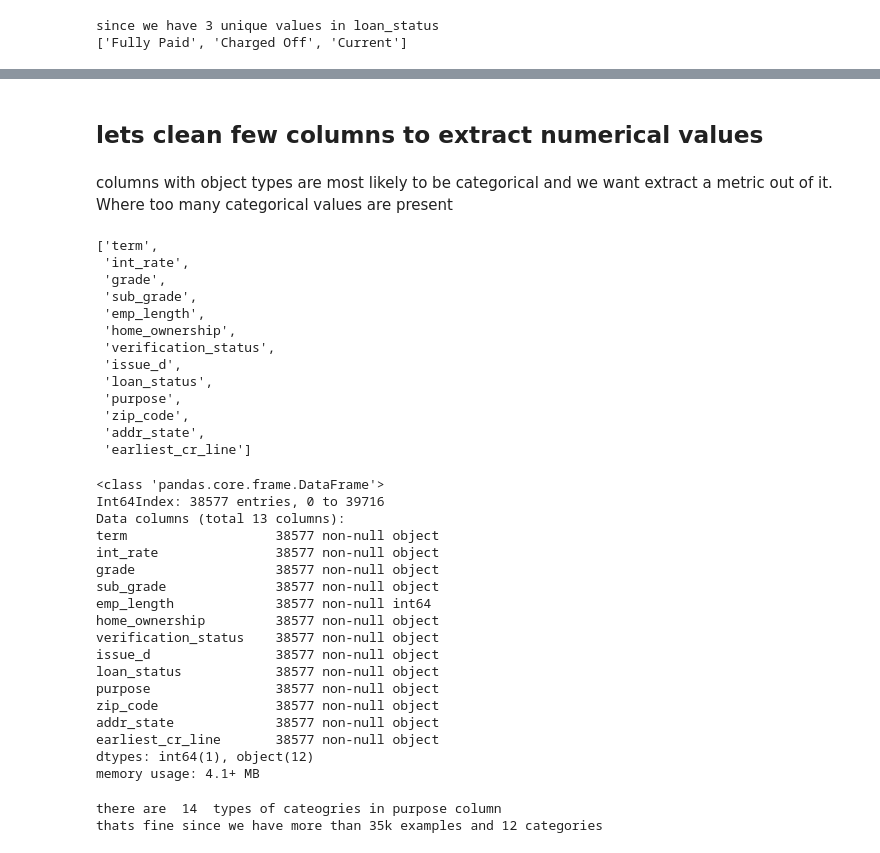
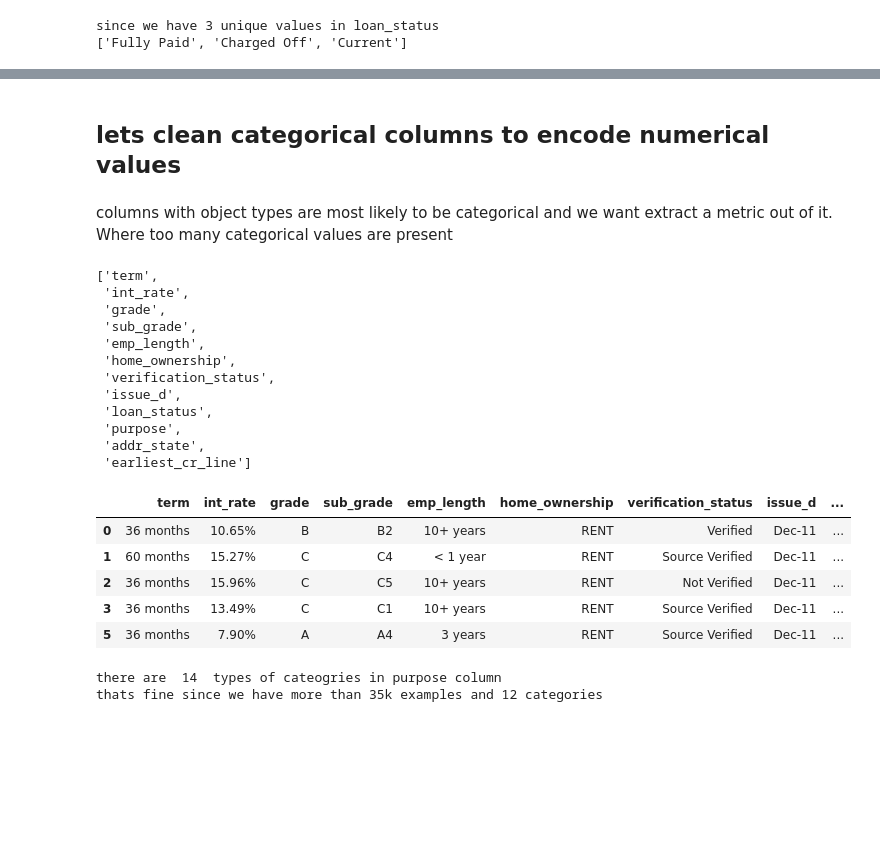
Before and after one commit to jagadeesh-gajula/Lending-club-case-study, a Jupyter notebook: Gajula_jagadeesh.ipynb, the cells around one changed output, grey strips where cells are left out. Cells and saved outputs as stored; diff of their text form; code cells hidden in the pictures; blank space fills up the shorter version.

```diff
--- a/Gajula_jagadeesh.ipynb
+++ b/Gajula_jagadeesh.ipynb
@@ -285,44 +286,32 @@ data.head()
 # %% [markdown]
-## lets clean few columns to extract numerical values
+## lets clean categorical columns to encode numerical values
 # %% [markdown]
 columns with object types are most likely to be categorical and we want extract a metric out of it. Where too many categorical values are present
-# %%
-dtype_obj
-# %% [output]
-['term',
- 'int_rate',
- 'grade',
- 'sub_grade',
- 'emp_length',
- 'home_ownership',
- 'verification_status',
- 'issue_d',
- 'loan_status',
- 'purpose',
- 'zip_code',
- 'addr_state',
- 'earliest_cr_line']
+# %%
+#columns with object data type and they contain categorical data and we need to clean it properly
+dtype_obj
+# %% [output]
+['term',
+ 'int_rate',
+ 'grade',
+ 'sub_grade',
+ 'emp_length',
+ 'home_ownership',
+ 'verification_status',
+ 'issue_d',
+ 'loan_status',
+ 'purpose',
+ 'addr_state',
+ 'earliest_cr_line']
 # %%
-data[dtype_obj].info()
+data[dtype_obj].head()
 # %% [output]
-<class 'pandas.core.frame.DataFrame'>
-Int64Index: 38577 entries, 0 to 39716
-Data columns (total 13 columns):
-term                   38577 non-null object
-int_rate               38577 non-null object
-grade                  38577 non-null object
-sub_grade              38577 non-null object
-emp_length             38577 non-null int64
-home_ownership         38577 non-null object
-verification_status    38577 non-null object
-issue_d                38577 non-null object
-loan_status            38577 non-null object
-purpose                38577 non-null object
-zip_code               38577 non-null object
-addr_state             38577 non-null object
-earliest_cr_line       38577 non-null object
-dtypes: int64(1), object(12)
-memory usage: 4.1+ MB
+|  | term | int_rate | grade | sub_grade | emp_length | home_ownership | verification_status | issue_d | ... |
+| 0 | 36 months | 10.65% | B | B2 | 10+ years | RENT | Verified | Dec-11 | ... |
+| 1 | 60 months | 15.27% | C | C4 | < 1 year | RENT | Source Verified | Dec-11 | ... |
+| 2 | 36 months | 15.96% | C | C5 | 10+ years | RENT | Not Verified | Dec-11 | ... |
+| 3 | 36 months | 13.49% | C | C1 | 10+ years | RENT | Source Verified | Dec-11 | ... |
+| 5 | 36 months | 7.90% | A | A4 | 3 years | RENT | Source Verified | Dec-11 | ... |
 # %%
 #since term is given in months I think we can numeric values to work than objecct
 data.term=data.term.apply(lambda x:x.split()[0])
```
Also changed, not shown: parts of 17 cells of this notebook, 3 other files.
